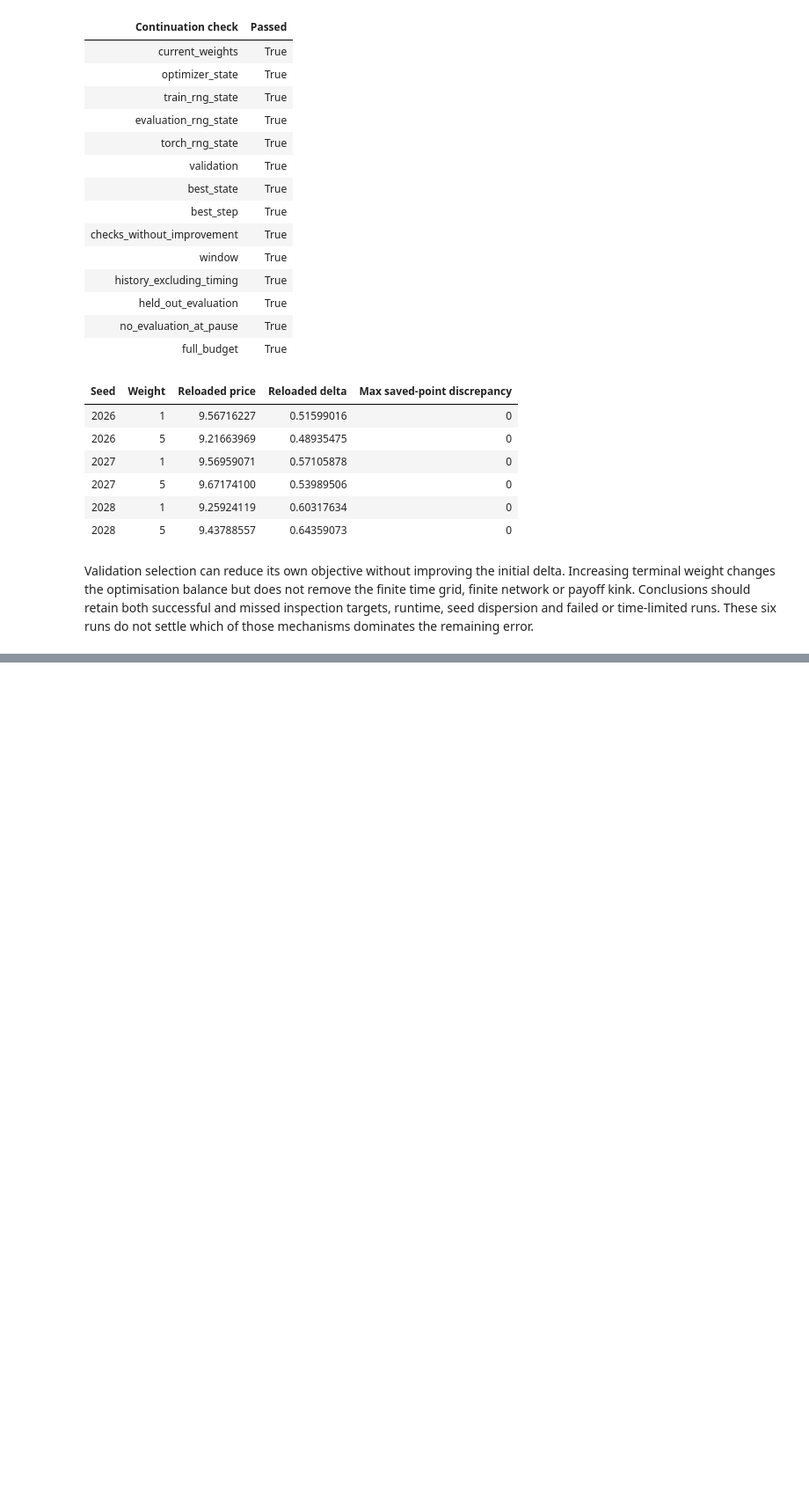
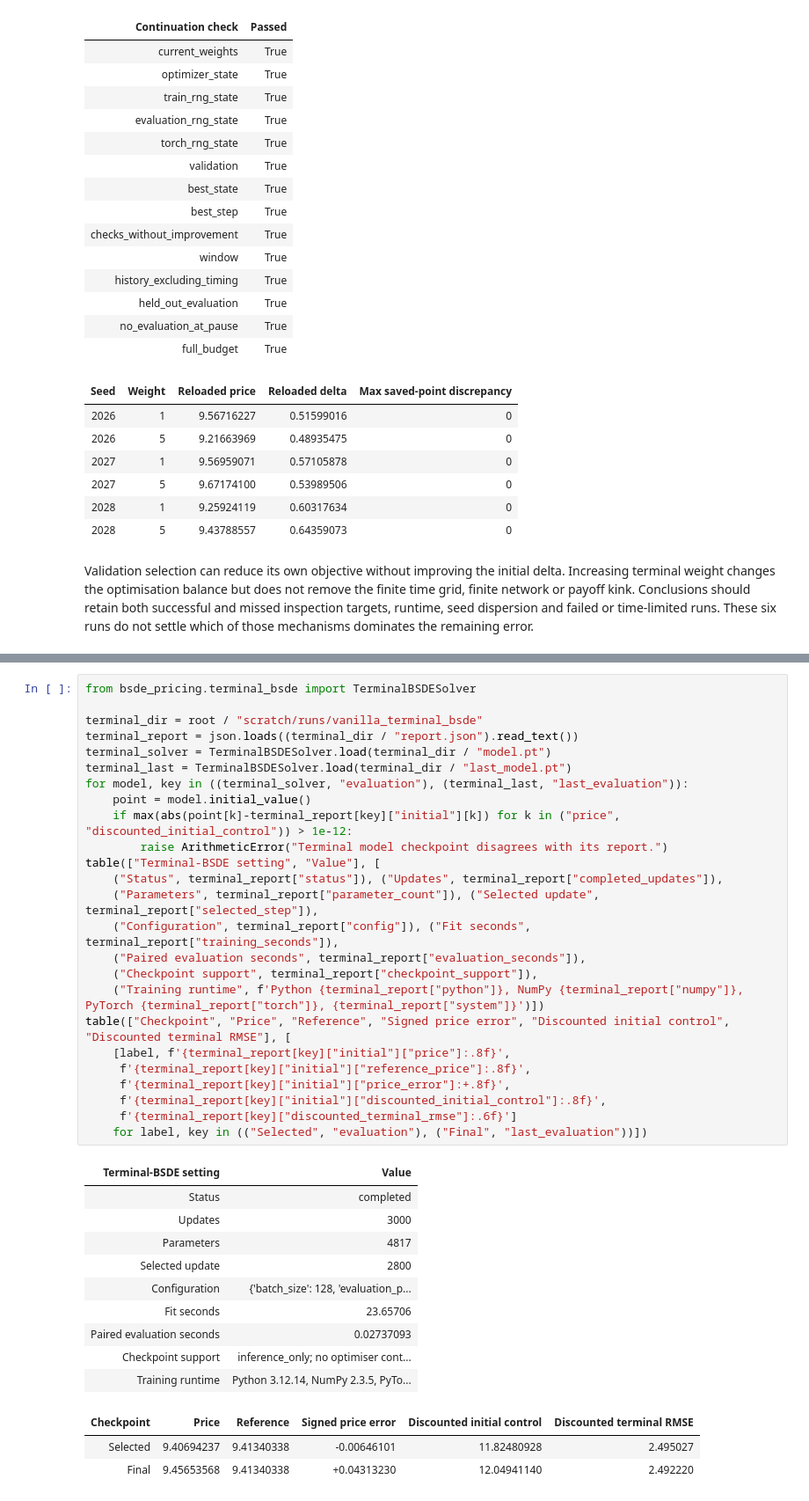
Before and after one commit to KVInator/deep-bsde-pricing, a Jupyter notebook: notebooks/03_neural_solvers.ipynb, the cells around one changed output, grey strips where cells are left out. Shown at 88% size. Cells and saved outputs as stored; diff of their text form; blank space fills up the shorter version.

```diff
--- a/notebooks/03_neural_solvers.ipynb
+++ b/notebooks/03_neural_solvers.ipynb
@@ -436,0 +456,39 @@ Validation selection can reduce its own objective without improving the initial
+# %%
+from bsde_pricing.terminal_bsde import TerminalBSDESolver
+
+terminal_dir = root / "scratch/runs/vanilla_terminal_bsde"
+terminal_report = json.loads((terminal_dir / "report.json").read_text())
+terminal_solver = TerminalBSDESolver.load(terminal_dir / "model.pt")
+terminal_last = TerminalBSDESolver.load(terminal_dir / "last_model.pt")
+for model, key in ((terminal_solver, "evaluation"), (terminal_last, "last_evaluation")):
+    point = model.initial_value()
+    if max(abs(point[k]-terminal_report[key]["initial"][k]) for k in ("price", "discounted_initial_control")) > 1e-12:
+        raise ArithmeticError("Terminal model checkpoint disagrees with its report.")
+table(["Terminal-BSDE setting", "Value"], [
+    ("Status", terminal_report["status"]), ("Updates", terminal_report["completed_updates"]),
+    ("Parameters", terminal_report["parameter_count"]), ("Selected update", terminal_report["selected_step"]),
+    ("Configuration", terminal_report["config"]), ("Fit seconds", terminal_report["training_seconds"]),
+    ("Paired evaluation seconds", terminal_report["evaluation_seconds"]),
+    ("Checkpoint support", terminal_report["checkpoint_support"]),
+    ("Training runtime", f'Python {terminal_report["python"]}, NumPy {terminal_report["numpy"]}, PyTorch {terminal_report["torch"]}, {terminal_report["system"]}')])
+table(["Checkpoint", "Price", "Reference", "Signed price error", "Discounted initial control", "Discounted terminal RMSE"], [
+    [label, f'{terminal_report[key]["initial"]["price"]:.8f}',
+     f'{terminal_report[key]["initial"]["reference_price"]:.8f}',
+     f'{terminal_report[key]["initial"]["price_error"]:+.8f}',
+     f'{terminal_report[key]["initial"]["discounted_initial_control"]:.8f}',
+     f'{terminal_report[key]["discounted_terminal_rmse"]:.6f}']
+    for label, key in (("Selected", "evaluation"), ("Final", "last_evaluation"))])
+# %% [output]
+| Terminal-BSDE setting | Value |
+| Status | completed |
+| Updates | 3000 |
+| Parameters | 4817 |
+| Selected update | 2800 |
+| Configuration | {'batch_size': 128, 'evaluation_p... |
+| Fit seconds | 23.65706 |
+| Paired evaluation seconds | 0.02737093 |
+| Checkpoint support | inference_only; no optimiser cont... |
+| Training runtime | Python 3.12.14, NumPy 2.3.5, PyTo... |
+| Checkpoint | Price | Reference | Signed price error | Discounted initial control | Discounted terminal RMSE |
+| Selected | 9.40694237 | 9.41340338 | -0.00646101 | 11.82480928 | 2.495027 |
+| Final | 9.45653568 | 9.41340338 | +0.04313230 | 12.04941140 | 2.492220 |
```
Also changed, not shown: parts of 8 cells of this notebook, 6 other files.
